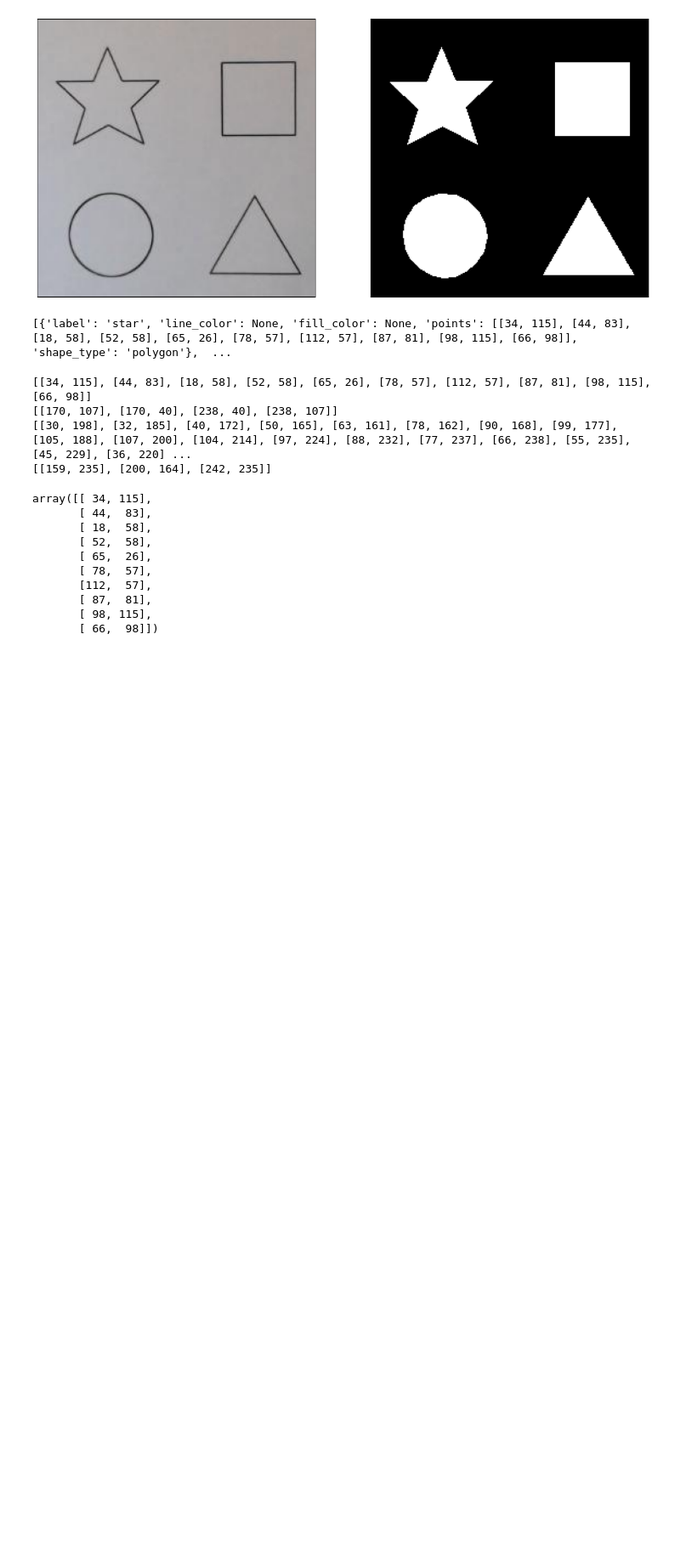
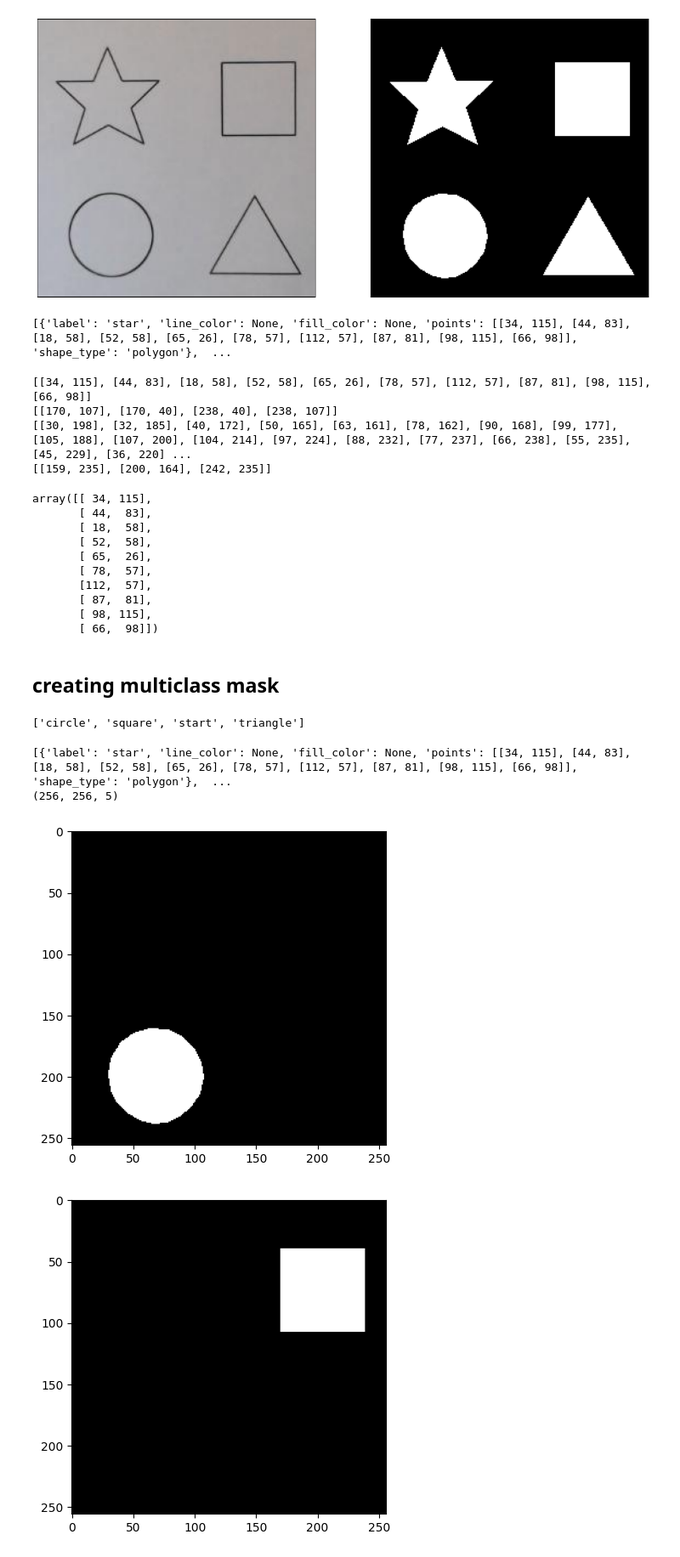
Before and after one commit to Vivek084c/Deep_learning, a Jupyter notebook: image_segmetation/shape_segmetation/mask.ipynb, the cells around one changed output. Shown: that part at 85% size. Drawn from its saved outputs; the diff is of its cells as text; code cells hidden in the pictures; blank space fills up the shorter version.

Commit message:
created multiclass mask

```diff
--- a/image_segmetation/shape_segmetation/mask.ipynb
+++ b/image_segmetation/shape_segmetation/mask.ipynb
@@ -90,3 +90,5 @@ array([[ 34, 115],
        [ 87,  81],
        [ 98, 115],
        [ 66,  98]])
+# %% [markdown]
+## creating multiclass mask
@@ -92,0 +104,54 @@ array([[ 34, 115],
+# %%
+print(labels)
+# %% [output]
+['circle', 'square', 'start', 'triangle']
+# %%
+def create_multimask(img, shape_dict):
+    channels = []
+
+    classes = [x["label"] for x in shape_dict] #extracting the claasses for each shape from the annotated json dict
+
+    poly = [np.array(x["points"], dtype=np.int32) for x in shape_dict] # creating an np array of points for each
+
+    lable2ploy = dict(zip(classes, poly)) # python dict with shape and the corrsoponding points
+
+    background = np.zeros(shape = img.shape[:2], dtype=np.float32) #creating a black background for each shape
+
+    #traversing the label, point pair
+    for i, label in enumerate(labels):
+        blank_background = np.zeros(shape = img.shape[:2], dtype=np.float32) #creating a black background for each shape
+
+        #checking ig the current label is there in the annote file
+        if label in classes:
+            cv2.fillPoly( blank_background, [lable2ploy[label]], 255) #creating a single channel image
+            cv2.fillPoly( background, [lable2ploy[label]], 255)
+        channels.append(blank_background) #appending the binary mask for each class to the channels
+    _, thresh = cv2.threshold(background, 127, 255,  cv2.THRESH_BINARY_INV) #flipping black to white and white to black (we are adding the background)
+    channels.append(thresh)
+
+    Y = np.stack(channels, axis=2) #we stack all the binary mask on z axis
+    return Y
+# %%
+for image_file, annote_file in zip(image_list, annote_list):
+    # reading the image file as gray scale
+    img = cv2.imread(os.path.join("images", image_file), 1)
+
+    # reading the annote path
+    annote_path = os.path.join("annotated", annote_file)
+
+    shape_dict = get_poly(annote_path)
+    print(shape_dict)
+    Y = create_multimask(img, shape_dict)
+    print(Y.shape)
+    break
+# %% [output]
+[{'label': 'star', 'line_color': None, 'fill_color': None, 'points': [[34, 115], [44, 83], [18, 58], [52, 58], [65, 26], [78, 57], [112, 57], [87, 81], [98, 115], [66, 98]], 'shape_type': 'polygon'},  ...
+(256, 256, 5)
+# %%
+for i in range(5):
+    mask = Y[:, :, i]
+    plt.imshow(mask, cmap='grey')
+    plt.show()
+# %% [output]
+[figure, added]
+[figure, added]
```
Also changed, not shown: parts of 2 cells of this notebook.
